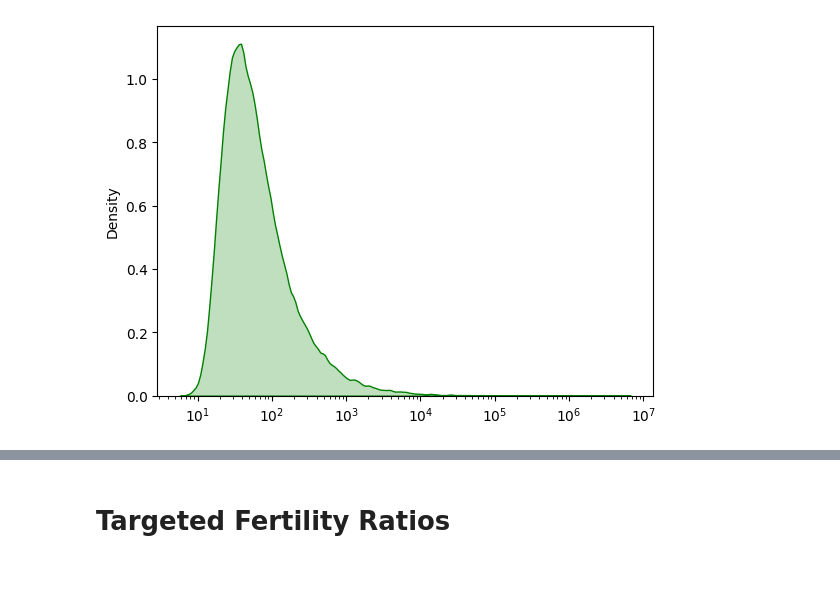
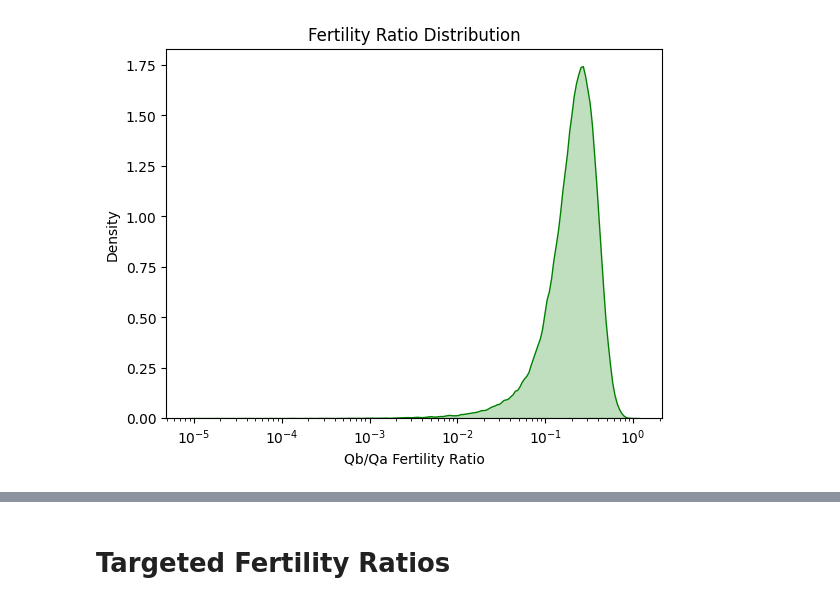
Before and after one commit to glong1321/AndesTG, a Jupyter notebook: Mataquito/Mataquito_quartz_fertilities.ipynb, the cells around one changed output, grey strips where cells are left out. Cells and saved outputs as stored; diff of their text form; code cells hidden in the pictures; blank space fills up the shorter version.

Commit message:
updated quartz fertilities notebook, added a spreadsheet with relavant data, added the production rate notebook

```diff
--- a/Mataquito/Mataquito_quartz_fertilities.ipynb
+++ b/Mataquito/Mataquito_quartz_fertilities.ipynb
@@ -10,0 +57,6 @@ PR = np.array([20.2808125, 13.03263, 5.5128125, 14.3338, 18.1116, 14.672775, 20.
+# %%
+# Load your Excel file into a DataFrame
+df = pd.read_excel('/Users/Glong1/Desktop/Andes/AndesTG/Mataquito/MataquitoSampleData.xlsx')
+
+# Print the DataFrame to display its contents
+print(df)
@@ -92,57 +226,56 @@ CT-1, CT-6 correlation: -0.0047
 # %%
-# Flux ordered using CT-5 and CT-6 to mix and form CT-4 with calculated fertilities.
+np.random.seed(17)
+# Flux ordered using CT-5 and CT-6 to mix and form CT-10 with calculated fertilities.
 
 # CT-5 and CT-6:
+flux_7 = df.loc[6, 'Source_Area'] * CT_7_samples
+flux_5 = df.loc[4, 'Source_Area'] * CT_5_samples
+i3 = np.where(flux_5 > flux_7)
+CT_5_ordered = CT_5_samples[i3]
 
-number_samples = 100000
+flux_1 = df.loc[0, 'Source_Area'] * CT_1_samples
+flux_6 = df.loc[5, 'Source_Area'] * CT_6_samples
+i4 = np.where(flux_6 > flux_1)
+CT_6_ordered = CT_6_samples[i4]
 
-CT_1_samples = np.random.normal(ER[0], ERU[0], number_samples)
-CT_6_samples = np.random.normal(ER[5], ERU[5], number_samples)
+CT_5_resampled = np.random.choice(CT_5_ordered, size=number_samples, replace=True)
+CT_6_resampled = np.random.choice(CT_6_ordered, size=number_samples, replace=True)
 
-CT_7_samples = np.random.normal(ER[6], ERU[6], number_samples)
-CT_5_samples = np.random.normal(ER[4], ERU[4], number_samples)
+print("Modeled Erosion Rates based on monte carlo simulations flux ordered")
+print("CT-5: {0:6.4f} ± {1:6.4f}".format(np.mean(CT_5_samples), np.std(CT_5_samples)))
+print("CT-6: {0:6.4f} ± {1:6.4f}".format(np.mean(CT_6_samples), np.std(CT_6_samples)))
 
-flux_7 = WA[6] * CT_7_samples
-flux_5 = WA[4] * CT_5_samples
-
-i1 = np.where(flux_5 > flux_7)
-
-CT_5_ordered = CT_5_samples[i1]
-
-flux_1 = WA[0] * CT_1_samples
-flux_6 = WA[5] * CT_6_samples
-
-i2 = np.where(flux_6 > flux_1)
-
-CT_6_ordered = CT_6_samples[i2]
-
-CT_5_resampled = np.random.choice(CT_5_ordered, size = number_samples, replace = True)
-CT_6_resampled = np.random.choice(CT_6_ordered, size = number_samples, replace = True)
-
-CT_4_samples = np.random.normal(ER[3], ERU[3], number_samples)
-
-print("CT-5 ER: {0:6.4f} ± {1:6.4f}".format(np.mean(CT_5_samples), np.std(CT_5_samples)))
-print("CT-6 ER: {0:6.4f} ± {1:6.4f}".format(np.mean(CT_6_samples), np.std(CT_6_samples)))
-
-# calculating the fertilities
-
-A_a = WA[4]
-P_a = PR[4]
+# Calculating the fertilities for 5, 6 to 10
+A_a = df.loc[4, 'Source_Area']          # CT-5 source area
+P_a = df.loc[4, 'Surface_Production_Rate']  # CT-5 production rate
 E_a = CT_5_samples
 
-A_b = WA[5]
-P_b = PR[5]
+A_b = df.loc[5, 'Source_Area']          # CT-6 source area
+P_b = df.loc[5, 'Surface_Production_Rate']  # CT-6 production rate
 E_b = CT_6_samples
 
-A_c = WA[3]
-P_c = PR[3]
-E_c = CT_4_samples
+A_c = df.loc[9, 'Source_Area']          # CT-10 source area
+P_c = df.loc[9, 'Surface_Production_Rate']  # CT-10 production rate
+E_c = CT_10_samples
 
 Q = (P_c * E_a * A_a - P_a * E_c * A_a) / (P_b * E_c * A_b - P_c * E_b * A_b)
+Qi = (P_b * E_c * A_b - P_c * E_b * A_b) / (P_c * E_a * A_a - P_a * E_c * A_a)
+i_f2 = np.where(Q > 0)
+i_f3 = np.where(Qi > 0)
 
-i_f2 = np.where(Q > 0)
+plt.figure()
+sns.kdeplot(Q[i_f2], bw_adjust=.5, fill=True, color="green", log_scale=True)
+plt.xlabel("Qb/Qa Fertility Ratio")
+plt.ylabel("Density")
+plt.title("Fertility Ratio Distribution")
 
-sns.kdeplot(Q[i_f2], bw_adjust=.5, fill=True, color="green", log_scale = True)
-print("Qb/Qa Fertility Ratio (mean, (25-75% range)): {0:6.4f} ({2:6.4f} - {1:6.4f})".format(np.mean(Q[i_f2]), np.percentile(Q[i_f2], 75), np.percentile(Q[i_f2], 25)))
-print("Qb/Qa Fertility Ratio (median, (25-75% range)): {0:6.4f} ({2:6.4f} - {1:6.4f})".format(np.median(Q[i_f2]), np.percentile(Q[i_f2], 75), np.percentile(Q[i_f2], 25)))
+print("Qb/Qa Fertility Ratio (mean, (25-75% range)): {0:6.4f} ({2:6.4f} - {1:6.4f})".format(
+    np.mean(Q[i_f2]), np.percentile(Q[i_f2], 75), np.percentile(Q[i_f2], 25)))
+print("Qb/Qa Fertility Ratio (median, (25-75% range)): {0:6.4f} ({2:6.4f} - {1:6.4f})".format(
+    np.median(Q[i_f2]), np.percentile(Q[i_f2], 75), np.percentile(Q[i_f2], 25)))
+
+print("Qa/Qb: {0:6.4f} ({2:6.4f} - {1:6.4f})".format(
+    np.mean(Qi[i_f3]), np.percentile(Qi[i_f3], 75), np.percentile(Qi[i_f3], 25)))
+print("Qa/Qb: {0:6.4f} ({2:6.4f} - {1:6.4f})".format(
+    np.median(Qi[i_f3]), np.percentile(Qi[i_f3], 75), np.percentile(Qi[i_f3], 25)))
 # %% [output]
@@ -153,2 +289,2 @@ Qb/Qa Fertility Ratio (median, (25-75% range)): 50.5383 (29.5472 - 105.4789)
-[figure, old version]
+[figure, new version]
 # %%
```
Also changed, not shown: parts of 36 cells of this notebook, 3 other files.
